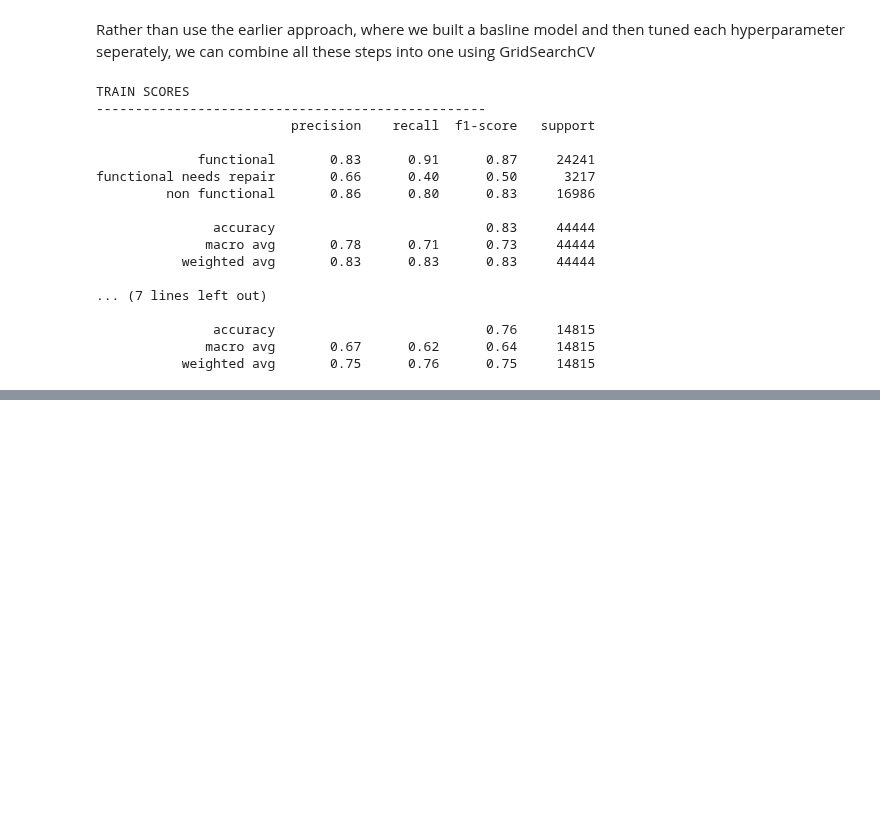
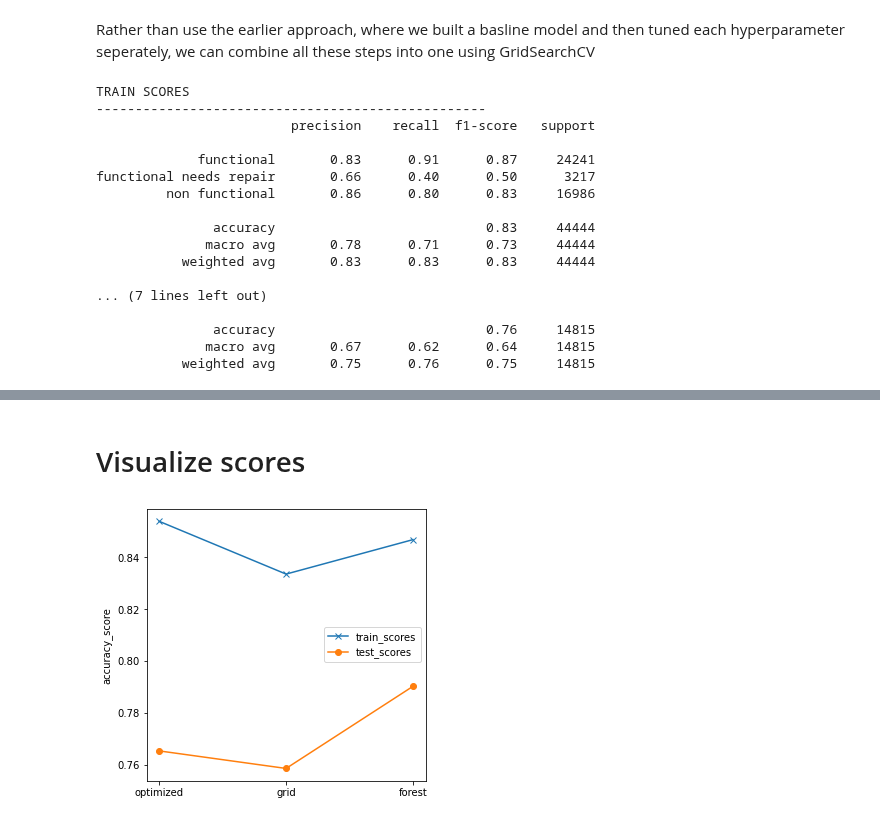
Before and after one commit to rahulakrish/water_pump_classifier, a Jupyter notebook: phase3_project.ipynb, the cells around one changed output, grey strips where cells are left out. Cells and saved outputs as stored; diff of their text form; code cells hidden in the pictures; blank space fills up the shorter version.

Commit message:
random forest model and map

```diff
--- a/phase3_project.ipynb
+++ b/phase3_project.ipynb
@@ -988,6 +1030,9 @@ print(classification_report(y_train,y_hat_train,target_names=names))
 print('TEST SCORES')
 print('----------------------------------------------------------')
 print(classification_report(y_test,y_hat_test,target_names=names))
+
+accuracy_optimized_train = accuracy_score(y_train,y_hat_train)
+accuracy_optimized_test = accuracy_score(y_test,y_hat_test)
 # %% [output]
 TRAIN SCORES
 ---------------------------------------------------------
@@ -1087,9 +1132,6 @@ df_top10.head()
 # %% [markdown]
 Rather than use the earlier approach, where we built a basline model and then tuned each hyperparameter seperately, we can combine all these steps into one using GridSearchCV
 # %%
-#import library
-from sklearn.model_selection import GridSearchCV
-
 #define X & y
 X = df_top10.drop('status_group',axis=1)
 y=df_top10[['status_group']]
@@ -1122,6 +1164,9 @@ print(classification_report(y_top10_train,gs_tree_train))
 print('TEST SCORES')
 print('--------------------------------------------------')
 print(classification_report(y_top10_test,gs_tree_test))
+
+accuracy_grid_train = accuracy_score(y_top10_train,gs_tree_train)
+accuracy_grid_test = accuracy_score(y_top10_test,gs_tree_test)
 # %% [output]
 TRAIN SCORES
 --------------------------------------------------
@@ -1142,0 +1193,22 @@ functional needs repair       0.66      0.40      0.50      3217
+# %%
+#instantiante the classifier with the same parameters from earlier
+forest=RandomForestClassifier(n_estimators=100,max_depth=20,min_samples_split=18,min_samples_leaf=6)
+
+#fit the data
+forest.fit(X_top10_train,y_top10_train)
+
+#predict
+forest_y_train = forest.predict(X_top10_train)
+forest_y_test = forest.predict(X_top10_test)
+
+#evaluate
+
+print('TRAIN SCORES')
+print('--------------------------------------------------')
+print(classification_report(y_top10_train,forest_y_train))
+print('TEST SCORES')
+print('--------------------------------------------------')
+print(classification_report(y_top10_test,forest_y_test))
+
+accuracy_forest_train = accuracy_score(y_top10_train,forest_y_train)
+accuracy_forest_test = accuracy_score(y_top10_test,forest_y_test)
@@ -1142,0 +1233,17 @@ functional needs repair       0.66      0.40      0.50      3217
+# %% [markdown]
+# Visualize scores
+# %%
+# create a dataframe of the scores for the different models
+score_df = pd.DataFrame({'train_scores': [accuracy_optimized_train,accuracy_grid_train,accuracy_forest_train],
+                        'test_scores': [accuracy_optimized_test,accuracy_grid_test,accuracy_forest_test]
+                        },index=['optimized','grid','forest'])
+
+#plot the data
+fig,ax=plt.subplots(figsize=(5,5))
+ax.plot(score_df['train_scores'],label='train_scores',marker='x')
+ax.plot(score_df['test_scores'],label='test_scores',marker='o')
+ax.set_ylabel('accuracy_score')
+ax.legend();
+plt.show();
+# %% [output]
+[figure, added]
```
Also changed, not shown: parts of 22 cells of this notebook.
